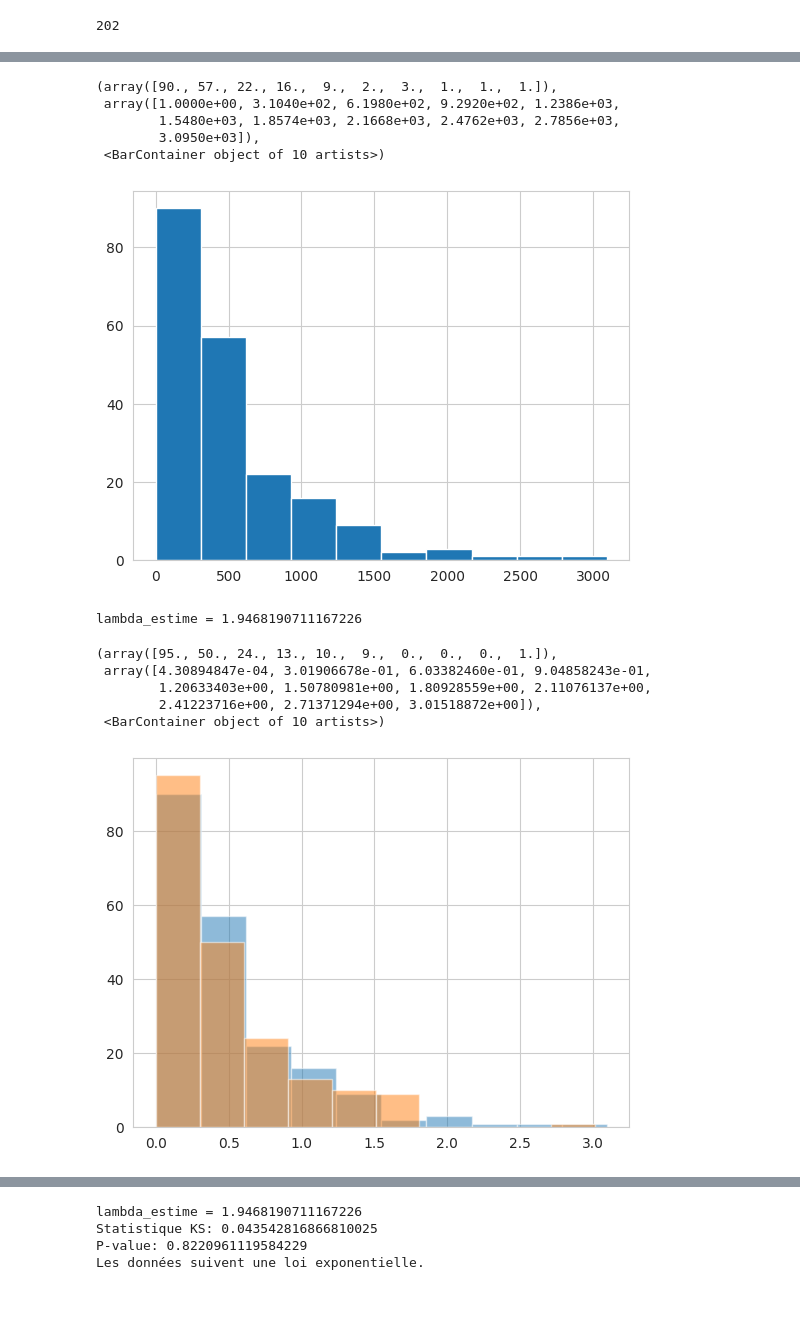
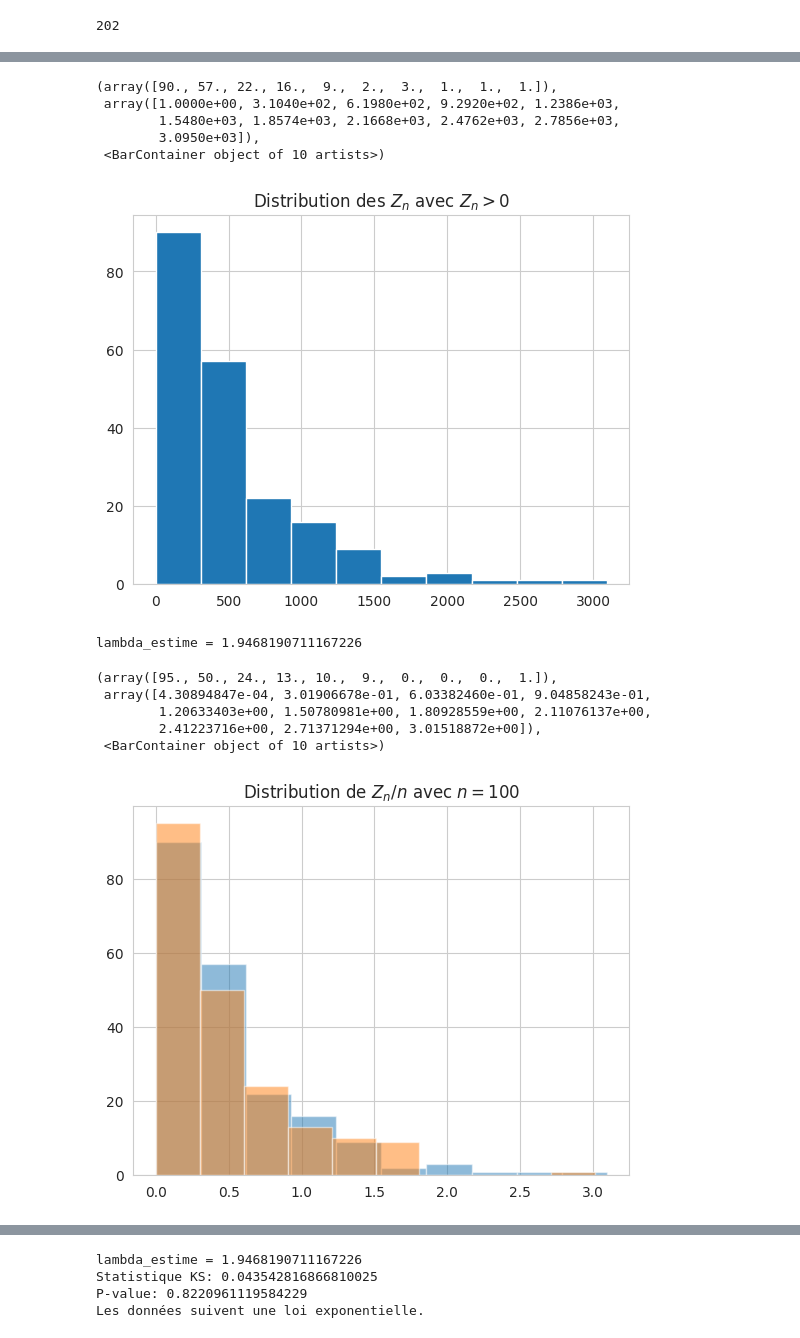
Before and after one commit to Ab2nour/epidemic-simulation, a Jupyter notebook: src/notebooks/galton-watson.ipynb, the cells around one changed output, grey strips where cells are left out. Cells and saved outputs as stored; diff of their text form; code cells hidden in the pictures; blank space fills up the shorter version.

```diff
--- a/src/notebooks/galton-watson.ipynb
+++ b/src/notebooks/galton-watson.ipynb
@@ -140,14 +115,15 @@ array([ 530,  866,  476,  630, 1905, 1054,  159,  434,  635,   57,  236,
 # %%
 zn_sup_zero = simu_poisson1[simu_poisson1 > 0]
 # %%
+plt.title("Distribution des $Z_n$ avec $Z_n > 0$")
 plt.hist(zn_sup_zero)
 # %% [output]
 (array([90., 57., 22., 16.,  9.,  2.,  3.,  1.,  1.,  1.]),
  array([1.0000e+00, 3.1040e+02, 6.1980e+02, 9.2920e+02, 1.2386e+03,
         1.5480e+03, 1.8574e+03, 2.1668e+03, 2.4762e+03, 2.7856e+03,
         3.0950e+03]),
  <BarContainer object of 10 artists>)
-[figure, old version]
+[figure, new version]
 # %%
 lambda_estime = 1.0 / np.mean(zn_sup_zero / nb_epoques)
 print(f"{lambda_estime = }")
@@ -160,6 +134,7 @@ loi_expo1 = stats.expon(scale=1 / lambda_estime)
 # %%
 echantillon_expo = loi_expo1.rvs(size=len(zn_sup_zero))
 # %%
+plt.title(f"Distribution de $Z_{{n}} / n$ avec $n = 100$")
 plt.hist(zn_sup_zero / nb_epoques, alpha=0.5)
 plt.hist(echantillon_expo, alpha=0.5)
 # %% [output]
@@ -168,5 +143,5 @@ plt.hist(echantillon_expo, alpha=0.5)
         1.20633403e+00, 1.50780981e+00, 1.80928559e+00, 2.11076137e+00,
         2.41223716e+00, 2.71371294e+00, 3.01518872e+00]),
  <BarContainer object of 10 artists>)
-[figure, old version]
+[figure, new version]
 # %%
```
Also changed, not shown: parts of 4 cells of this notebook.
